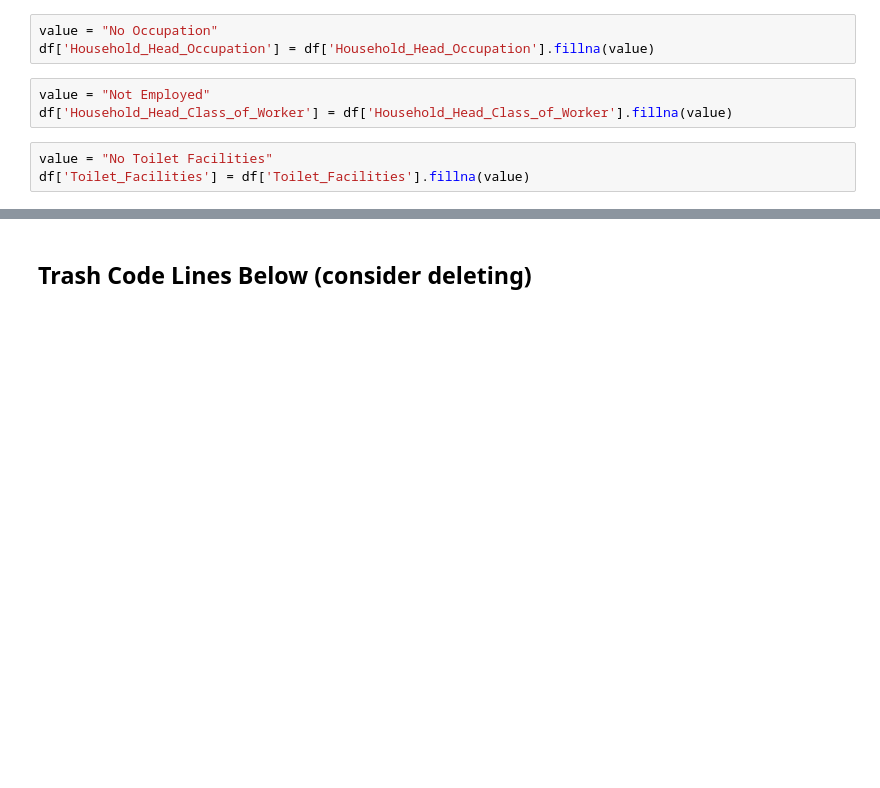
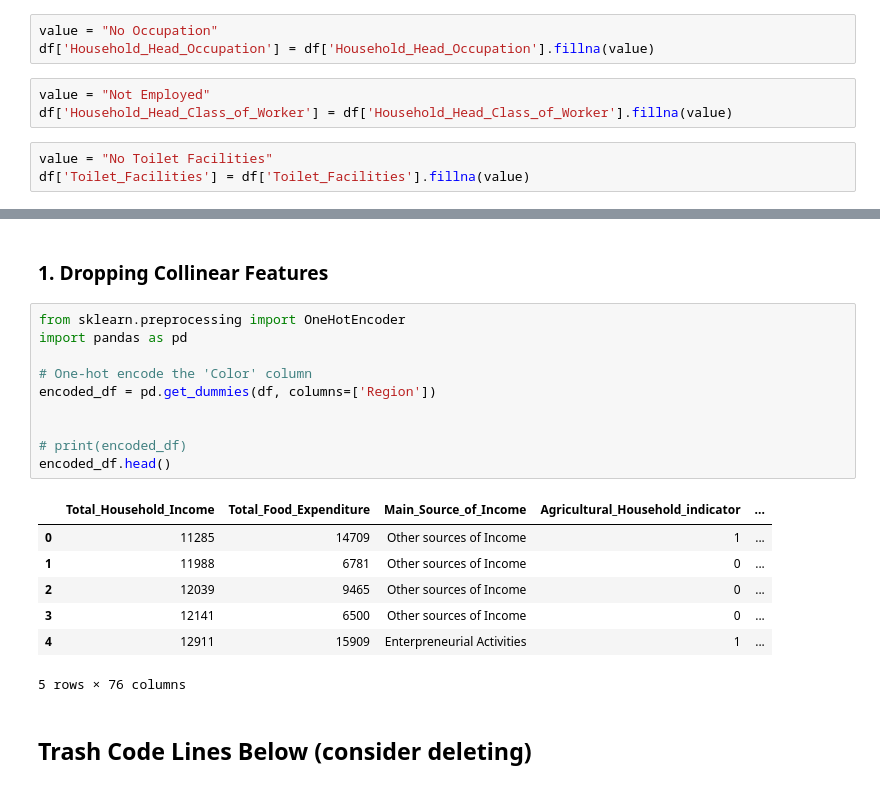
Before and after one commit to Volyzte/dsf-c14-group_3-sprint-project, a Jupyter notebook: Sprint Project_Poverty Prediction.ipynb, the cells around one changed output, grey strips where cells are left out. Drawn from its saved outputs; the diff is of its cells as text; blank space fills up the shorter version.

```diff
--- a/Sprint Project_Poverty Prediction.ipynb
+++ b/Sprint Project_Poverty Prediction.ipynb
@@ -386,2 +87,22 @@ df.to_csv('data/Family_Income_and_Expenditure_Revised.csv', index=False)
+# %% [markdown]
+### 1. Dropping Collinear Features
+# %%
+from sklearn.preprocessing import OneHotEncoder
+import pandas as pd
+
+# One-hot encode the 'Color' column
+encoded_df = pd.get_dummies(df, columns=['Region'])
+
+
+# print(encoded_df)
+encoded_df.head()
+# %% [output]
+|  | Total_Household_Income | Total_Food_Expenditure | Main_Source_of_Income | Agricultural_Household_indicator | ... |
+| 0 | 11285 | 14709 | Other sources of Income | 1 | ... |
+| 1 | 11988 | 6781 | Other sources of Income | 0 | ... |
+| 2 | 12039 | 9465 | Other sources of Income | 0 | ... |
+| 3 | 12141 | 6500 | Other sources of Income | 0 | ... |
+| 4 | 12911 | 15909 | Enterpreneurial Activities | 1 | ... |
+5 rows × 76 columns
 # %% [markdown]
 ## Trash Code Lines Below (consider deleting)
```
Also changed, not shown: parts of 43 cells of this notebook, 5 other files.
